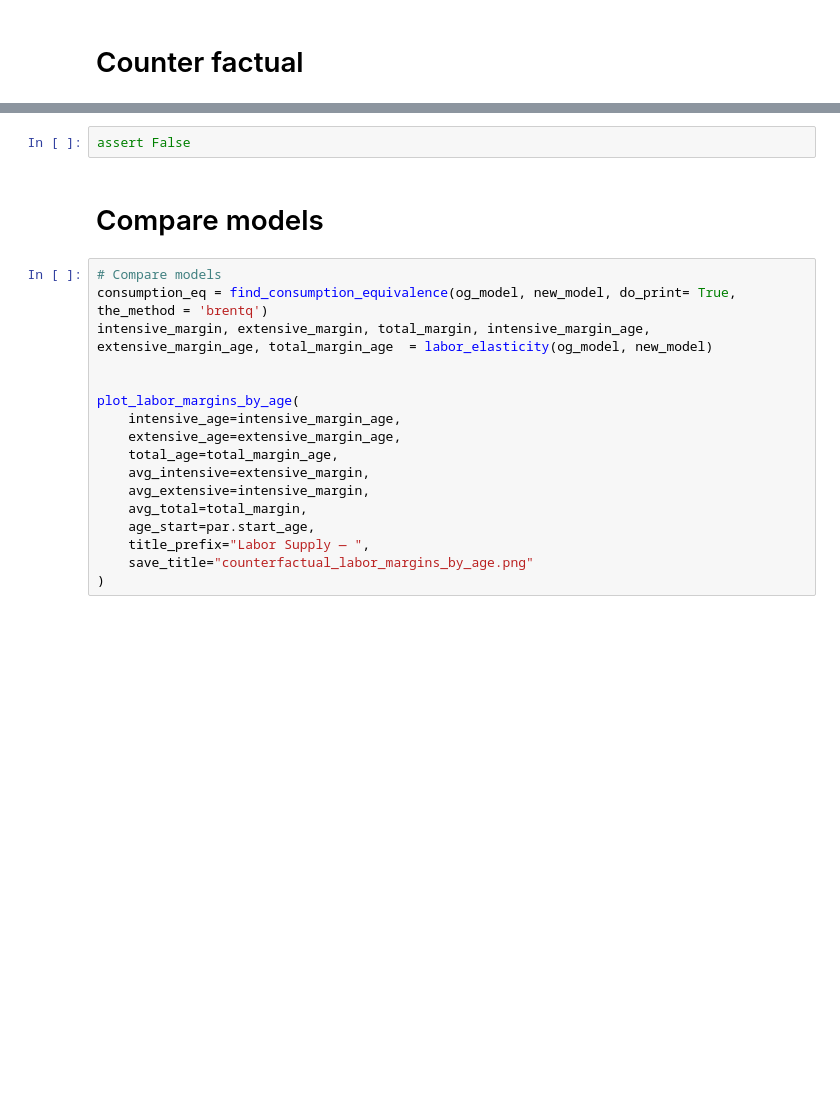
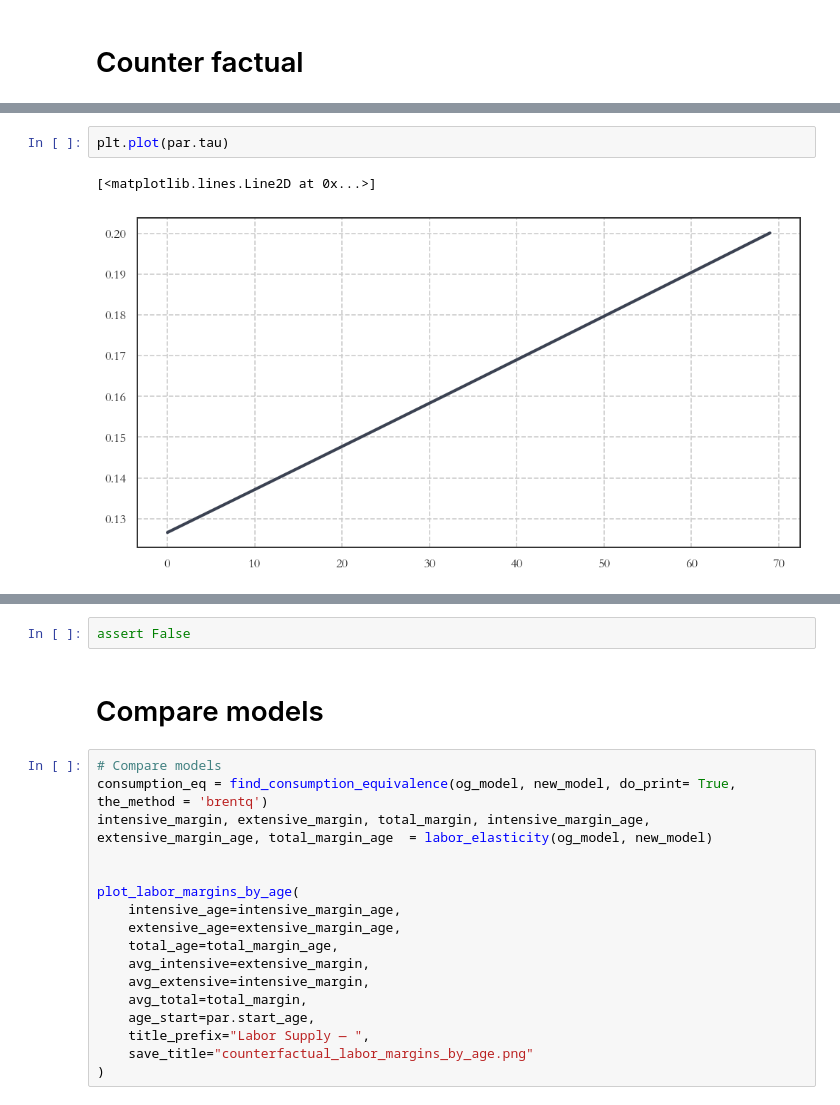
Before and after one commit to math869c/Design_retirement, a Jupyter notebook: Counter_factuals_loop.ipynb, the cells around one changed output, grey strips where cells are left out. Saved outputs shown, nothing was run; the diff lists cells and outputs as text; blank space fills up the shorter version.

```diff
--- a/Counter_factuals_loop.ipynb
+++ b/Counter_factuals_loop.ipynb
@@ -115,0 +101,5 @@ plt.plot(total_effect_list)
+# %%
+plt.plot(par.tau)
+# %% [output]
+[<matplotlib.lines.Line2D at 0x...>]
+[figure, added]
```
Also changed, not shown: parts of 9 cells of this notebook, 19 other files.
